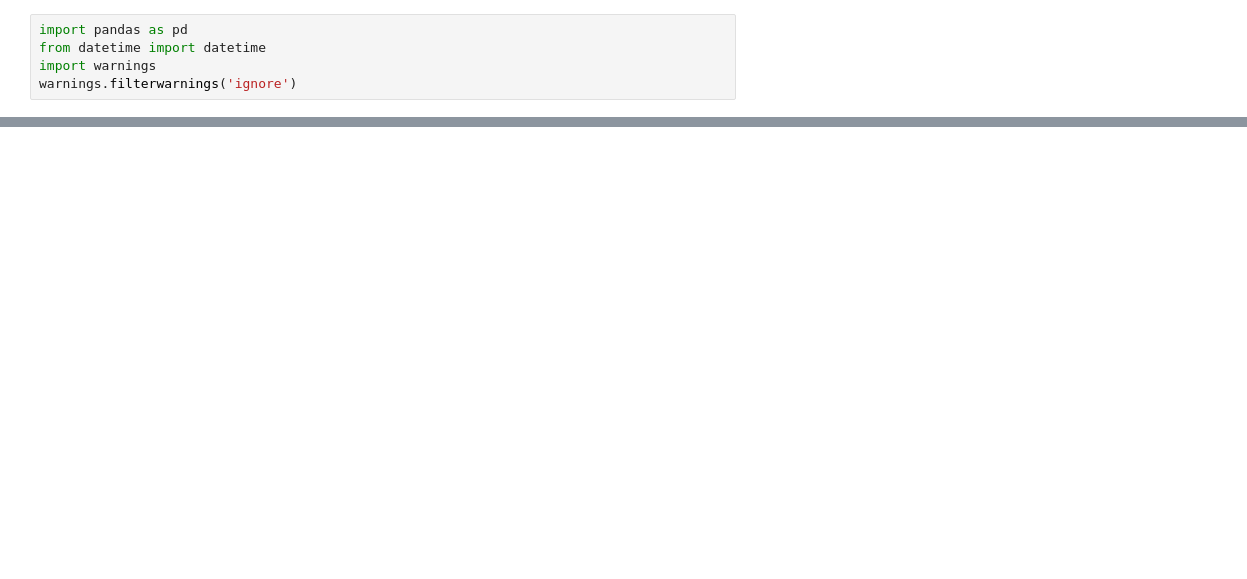
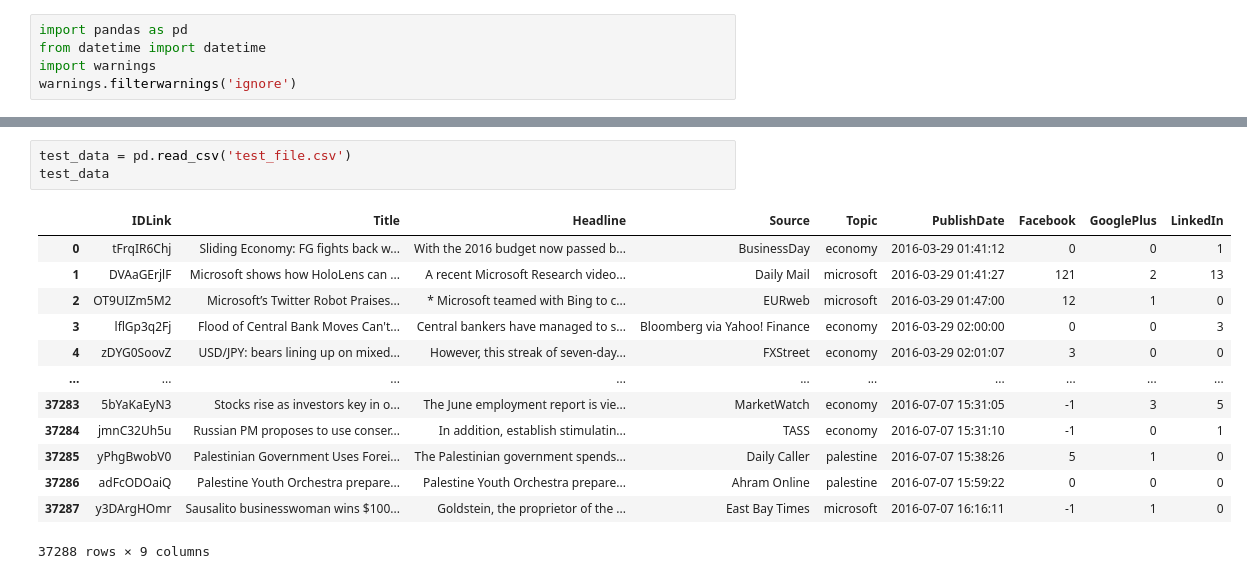
Before and after one commit to Neel-Dandiwala/Consumer-Sentiment-Analysis, a Jupyter notebook: neel.ipynb, the cells around one changed output, grey strips where cells are left out. Drawn from its saved outputs; the diff is of its cells as text; blank space fills up the shorter version.

```diff
--- a/neel.ipynb
+++ b/neel.ipynb
@@ -74,0 +160,17 @@ array(['MSFT', 'FB', 'AAPL', 'TSLA'], dtype=object)
+# %%
+test_data = pd.read_csv('test_file.csv')
+test_data
+# %% [output]
+|  | IDLink | Title | Headline | Source | Topic | PublishDate | Facebook | GooglePlus | LinkedIn |
+| 0 | tFrqIR6Chj | Sliding Economy: FG fights back w... | With the 2016 budget now passed b... | BusinessDay | economy | 2016-03-29 01:41:12 | 0 | 0 | 1 |
+| 1 | DVAaGErjlF | Microsoft shows how HoloLens can ... | A recent Microsoft Research video... | Daily Mail | microsoft | 2016-03-29 01:41:27 | 121 | 2 | 13 |
+| 2 | OT9UIZm5M2 | Microsoft’s Twitter Robot Praises... | * Microsoft teamed with Bing to c... | EURweb | microsoft | 2016-03-29 01:47:00 | 12 | 1 | 0 |
+| 3 | lflGp3q2Fj | Flood of Central Bank Moves Can't... | Central bankers have managed to s... | Bloomberg via Yahoo! Finance | economy | 2016-03-29 02:00:00 | 0 | 0 | 3 |
+| 4 | zDYG0SoovZ | USD/JPY: bears lining up on mixed... | However, this streak of seven-day... | FXStreet | economy | 2016-03-29 02:01:07 | 3 | 0 | 0 |
+| ... | ... | ... | ... | ... | ... | ... | ... | ... | ... |
+| 37283 | 5bYaKaEyN3 | Stocks rise as investors key in o... | The June employment report is vie... | MarketWatch | economy | 2016-07-07 15:31:05 | -1 | 3 | 5 |
+| 37284 | jmnC32Uh5u | Russian PM proposes to use conser... | In addition, establish stimulatin... | TASS | economy | 2016-07-07 15:31:10 | -1 | 0 | 1 |
+| 37285 | yPhgBwobV0 | Palestinian Government Uses Forei... | The Palestinian government spends... | Daily Caller | palestine | 2016-07-07 15:38:26 | 5 | 1 | 0 |
+| 37286 | adFcODOaiQ | Palestine Youth Orchestra prepare... | Palestine Youth Orchestra prepare... | Ahram Online | palestine | 2016-07-07 15:59:22 | 0 | 0 | 0 |
+| 37287 | y3DArgHOmr | Sausalito businesswoman wins $100... | Goldstein, the proprietor of the ... | East Bay Times | microsoft | 2016-07-07 16:16:11 | -1 | 1 | 0 |
+37288 rows × 9 columns
```
Also changed, not shown: parts of 12 cells of this notebook.
